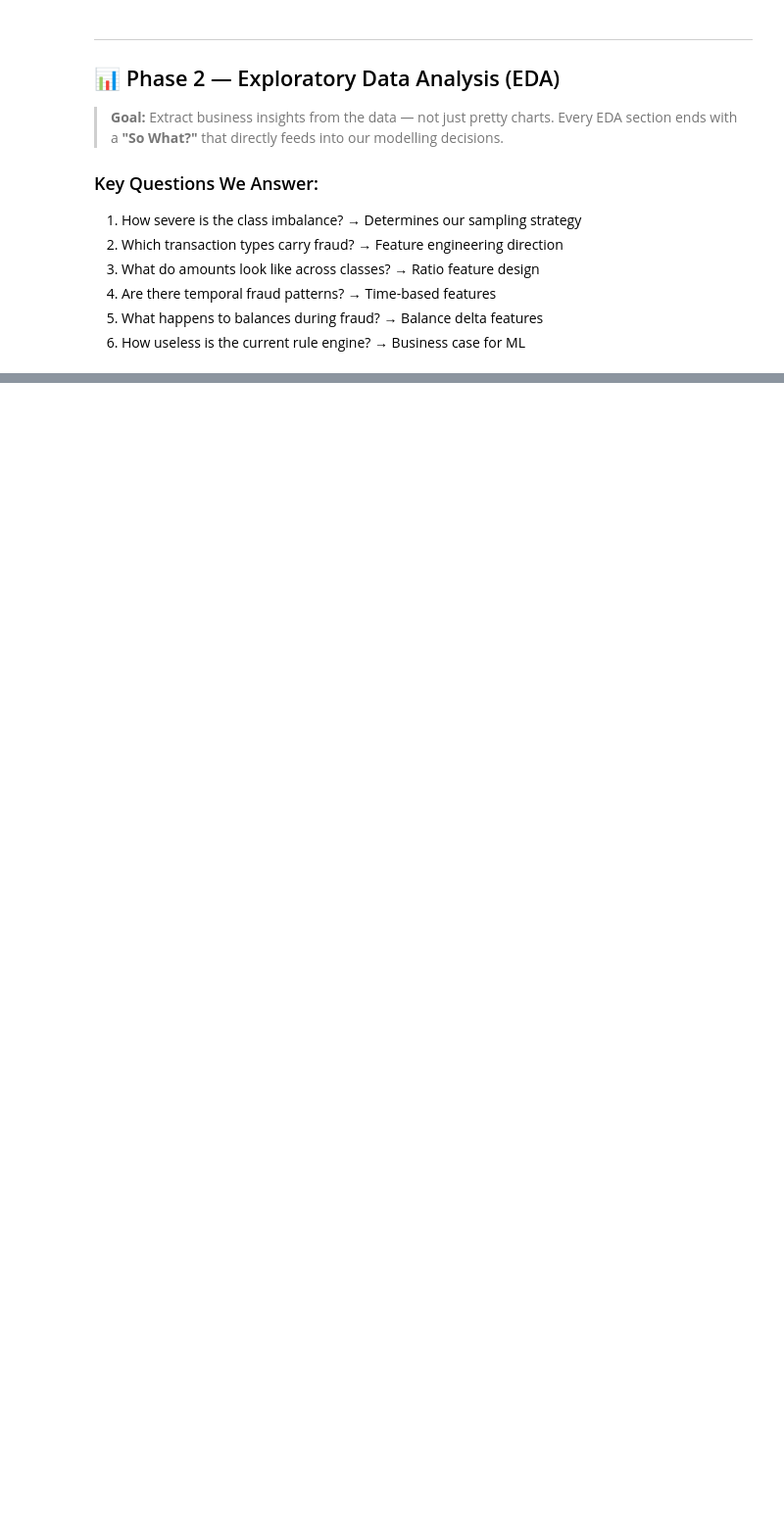
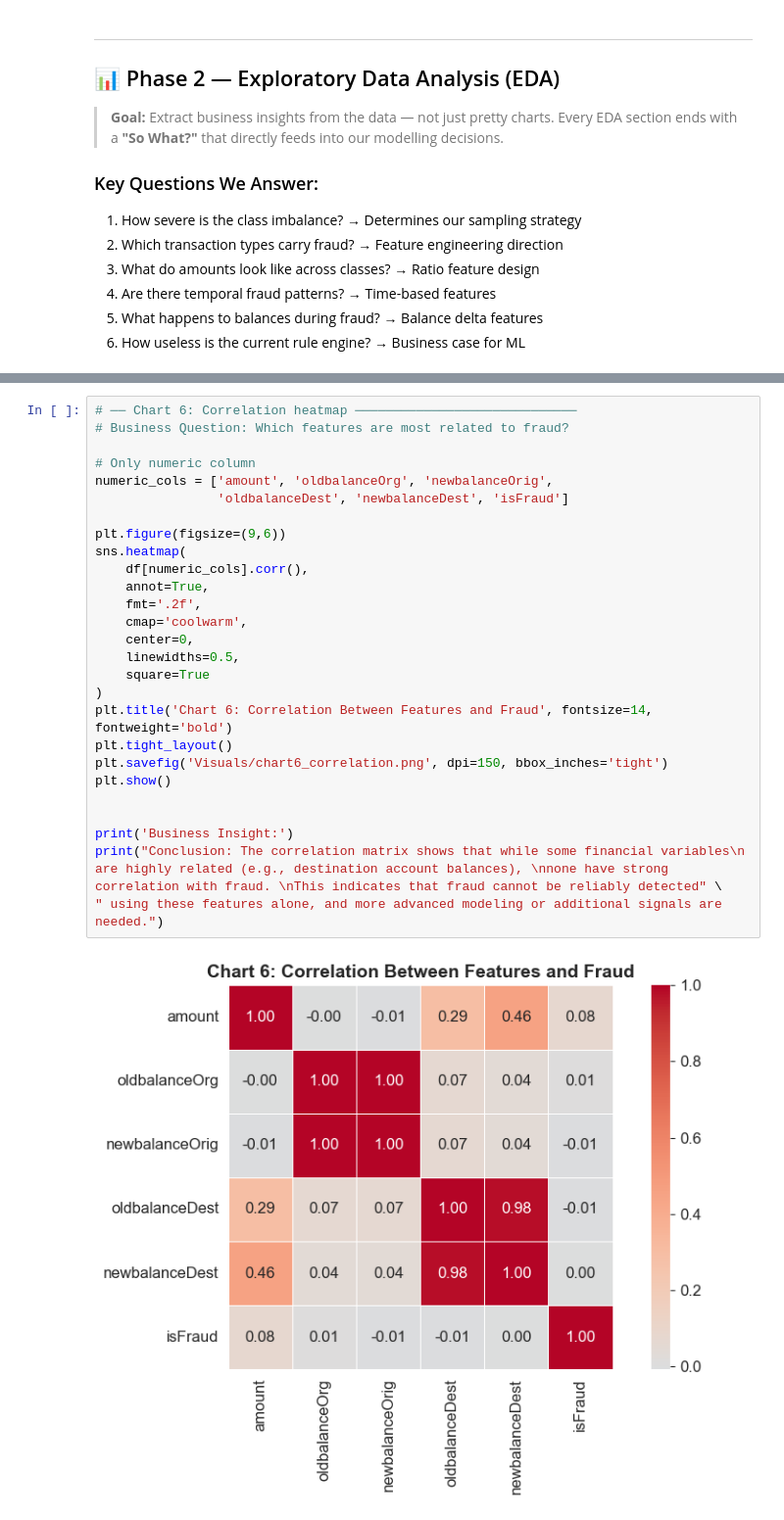
Before and after one commit to krupalgohil/Financial-Fraud-Detection-System, a Jupyter notebook: AML.ipynb, the cells around one changed output, grey strips where cells are left out. Shown at 98% size. Drawn from its saved outputs; the diff is of its cells as text; blank space fills up the shorter version.

```diff
--- a/AML.ipynb
+++ b/AML.ipynb
@@ -456,0 +566,29 @@ ValueError: The palette dictionary is missing keys: {'Legitmate'}
+# %%
+# ── Chart 6: Correlation heatmap ─────────────────────────────
+# Business Question: Which features are most related to fraud?
+
+# Only numeric column
+numeric_cols = ['amount', 'oldbalanceOrg', 'newbalanceOrig',
+                'oldbalanceDest', 'newbalanceDest', 'isFraud']
+
+plt.figure(figsize=(9,6))
+sns.heatmap(
+    df[numeric_cols].corr(),
+    annot=True,
+    fmt='.2f',
+    cmap='coolwarm',
+    center=0,
+    linewidths=0.5,
+    square=True
+)
+plt.title('Chart 6: Correlation Between Features and Fraud', fontsize=14, fontweight='bold')
+plt.tight_layout()
+plt.savefig('Visuals/chart6_correlation.png', dpi=150, bbox_inches='tight')
+plt.show()
+
+
+print('Business Insight:')
+print("Conclusion: The correlation matrix shows that while some financial variables\n are highly related (e.g., destination account balances), \nnone have strong correlation with fraud. \nThis indicates that fraud cannot be reliably detected" \
+" using these features alone, and more advanced modeling or additional signals are needed.")
+# %% [output]
+[figure, added]
```
Also changed, not shown: parts of 8 cells of this notebook, 4 other files.
